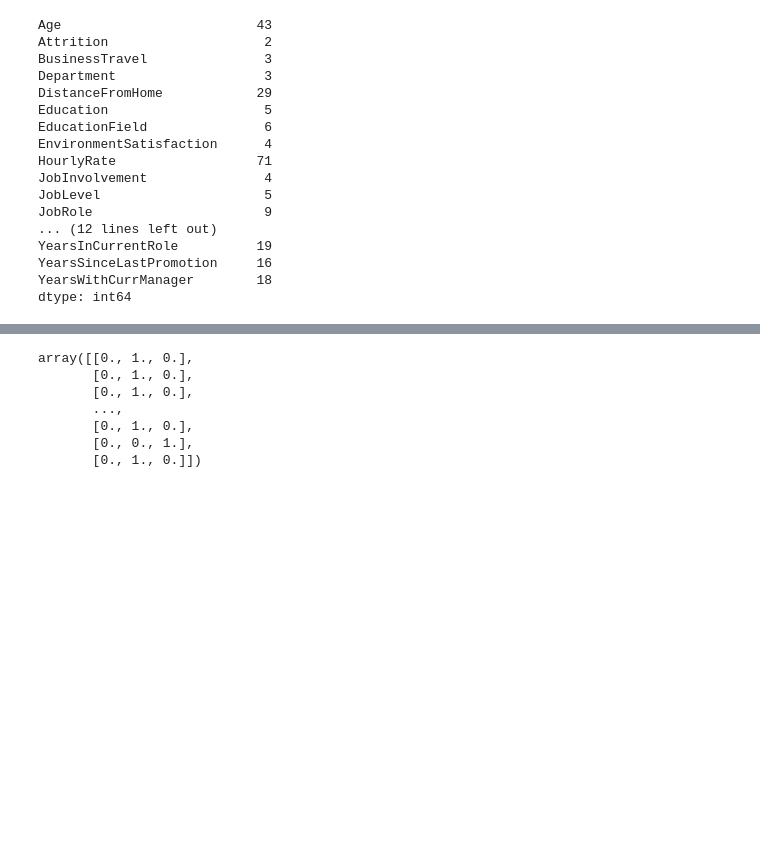
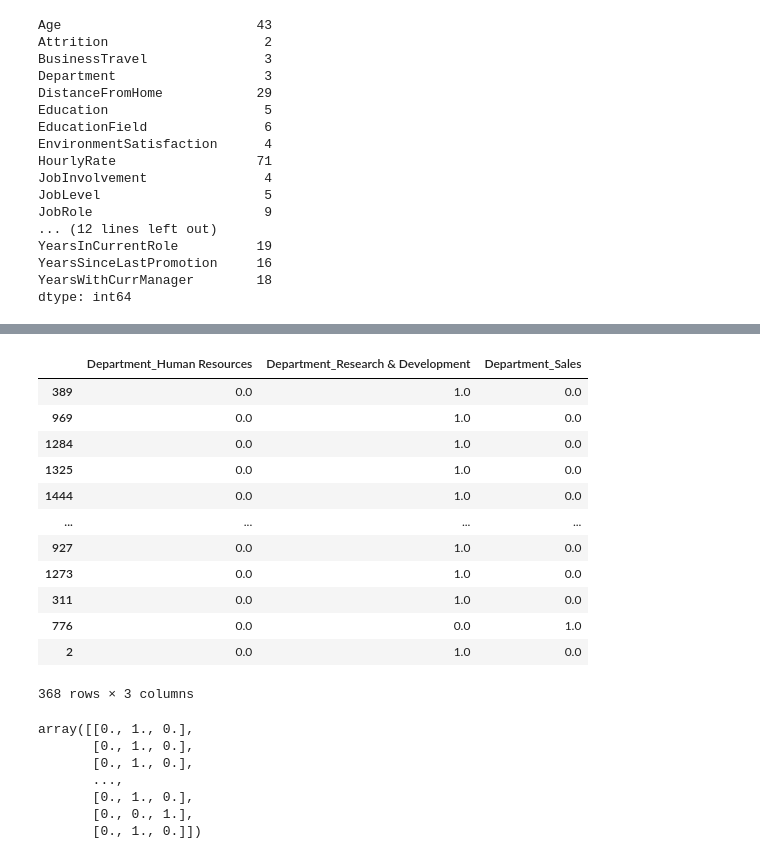
Before and after one commit to alankhalili/neural-network-challenge-2, a Jupyter notebook: attrition.ipynb, the cells around one changed output, grey strips where cells are left out. Drawn from its saved outputs; the diff is of its cells as text; code cells hidden in the pictures; blank space fills up the shorter version.

```diff
--- a/attrition.ipynb
+++ b/attrition.ipynb
@@ -160,5 +163,4 @@ Index(['Age', 'Attrition', 'BusinessTravel', 'Department', 'DistanceFromHome',
 # %%
-# Split the data into training and testing sets
-from sklearn.model_selection import train_test_split
+# Split data into training and testing sets
 
-X_train, X_test, y_attrition_train, y_attrition_test, y_department_train, y_department_test = train_test_split(X, y_attrition, y_department)
+X_train, X_test, y_attrition_train, y_attrition_test, y_dept_train, y_dept_test = train_test_split(X, y_attrition, y_department)
@@ -180,3 +176,19 @@ Name: OverTime, dtype: int64
+# %%
+y_department_test
+# %% [output]
+|  | Department_Human Resources | Department_Research & Development | Department_Sales |
+| 389 | 0.0 | 1.0 | 0.0 |
+| 969 | 0.0 | 1.0 | 0.0 |
+| 1284 | 0.0 | 1.0 | 0.0 |
+| 1325 | 0.0 | 1.0 | 0.0 |
+| 1444 | 0.0 | 1.0 | 0.0 |
+| ... | ... | ... | ... |
+| 927 | 0.0 | 1.0 | 0.0 |
+| 1273 | 0.0 | 1.0 | 0.0 |
+| 311 | 0.0 | 1.0 | 0.0 |
+| 776 | 0.0 | 0.0 | 1.0 |
+| 2 | 0.0 | 1.0 | 0.0 |
+368 rows × 3 columns
 # %%
 # Create a OneHotEncoder for the Department column
 
```
Also changed, not shown: parts of 10 cells of this notebook.
